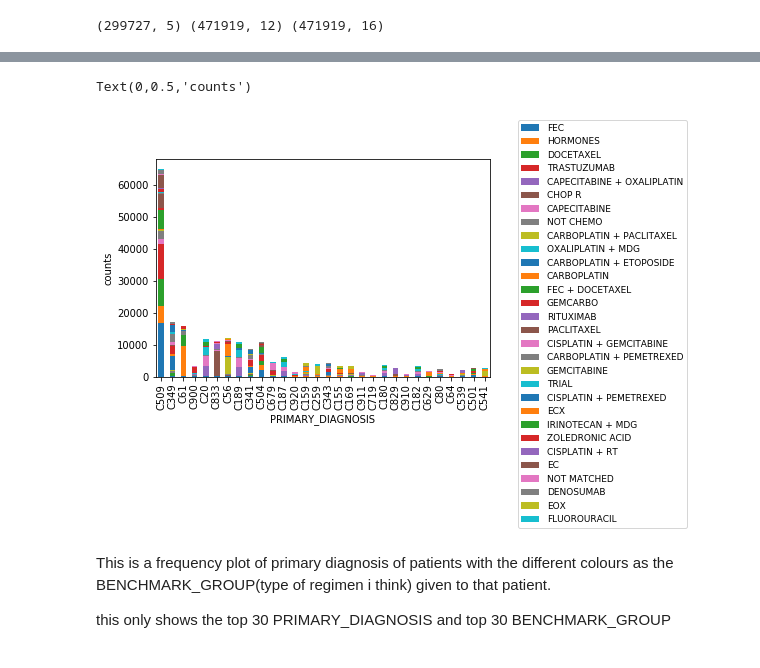
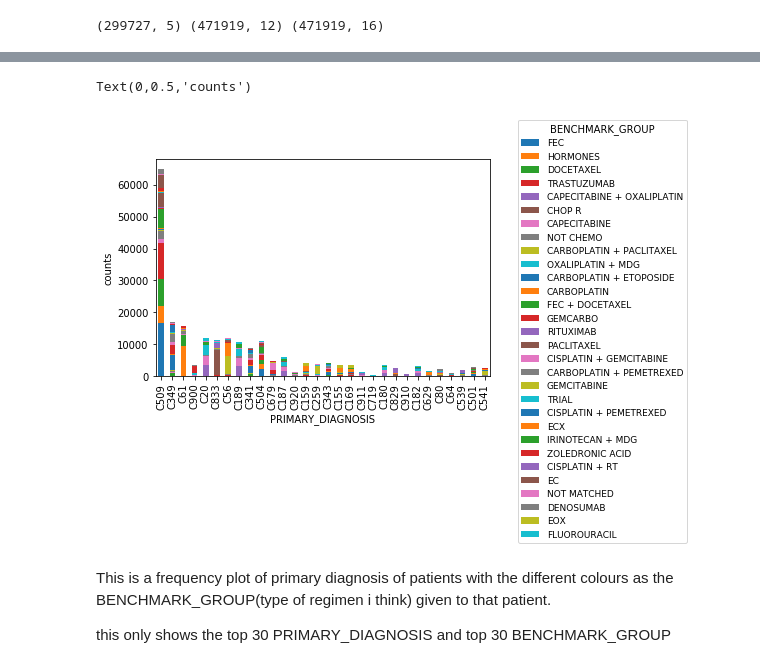
Before and after one commit to UCL-simulacrum/EDA, a Jupyter notebook: cancerdata_EDA.ipynb, the cells around one changed output, grey strips where cells are left out. Cells and saved outputs as stored; diff of their text form; code cells hidden in the pictures.

```diff
--- a/cancerdata_EDA.ipynb
+++ b/cancerdata_EDA.ipynb
@@ -155,6 +160,21 @@ C56     16939
 C16     15298
 C90     13504
 Name: SITE_ICD10_O2_3CHAR, dtype: int64
+# %%
+def Stackedbarformat(df,col1,col2):
+    """Organizes the dataframe in a format that you can plot a
+    stacked bar plot from it"""
+
+    #Get dataframe of col1,col2 and frequency of people with that col1/col2
+    df = df[[col1,col2]] \
+                .groupby([col2, col1]) \
+                .agg({col1:'size'}) \
+                .rename(columns={col1:'count'}) \
+                .reset_index()
+
+    #pivot the table in the correct format for a stacked bar plot
+    df = df.pivot(index=col2, columns=col1)['count']
+    return df
 # %%
 tf_keys = list(tumour_features.keys())
 tf_keys.remove('SITE_ICD10_O2_3CHAR')
@@ -301,26 +374,20 @@ print(sact_tumour.shape, sact_regimen.shape, tumour_regimen.shape)
 # %%
-col = 'PRIMARY_DIAGNOSIS'
-regimen_feature = tumour_regimen[['BENCHMARK_GROUP',col]] \
-                    .groupby([col, 'BENCHMARK_GROUP']) \
-                    .agg({'BENCHMARK_GROUP':'size'}) \
-                    .rename(columns={'BENCHMARK_GROUP':'Regimen count'}) \
-                    .reset_index()
-regimen_feature = regimen_feature.pivot(index=col, columns='BENCHMARK_GROUP')['Regimen count']
+regimen_feature = Stackedbarformat(tumour_regimen,'BENCHMARK_GROUP', 'PRIMARY_DIAGNOSIS')
 
 #top30 diagnosis
 vcdiagnosis = tumour_regimen['PRIMARY_DIAGNOSIS'].value_counts()
 regimen_feature = regimen_feature.loc[list(vcdiagnosis[:30].keys())]
 
 #top30 regimens
 vc = tumour_regimen['BENCHMARK_GROUP'].value_counts()
 topreg = regimen_feature[list(vc[:30].keys())]
 
 ax = topreg.plot(kind='bar', stacked=True)
-ax.legend(bbox_to_anchor=(1.1, 0.7, 0.5, 0.5),prop={'size':9})
+ax.legend(bbox_to_anchor=(1.1, 0.7, 0.5, 0.5),prop={'size':9}, title = 'BENCHMARK_GROUP')
 ax.set_ylabel('counts')
 # %% [output]
 Text(0,0.5,'counts')
-[figure, old version]
+[figure, new version]
 # %% [markdown]
 This is a frequency plot of primary diagnosis of patients with the different colours as the BENCHMARK_GROUP(type of regimen i think) given to that patient.
 
```
Also changed, not shown: parts of 24 cells of this notebook.
